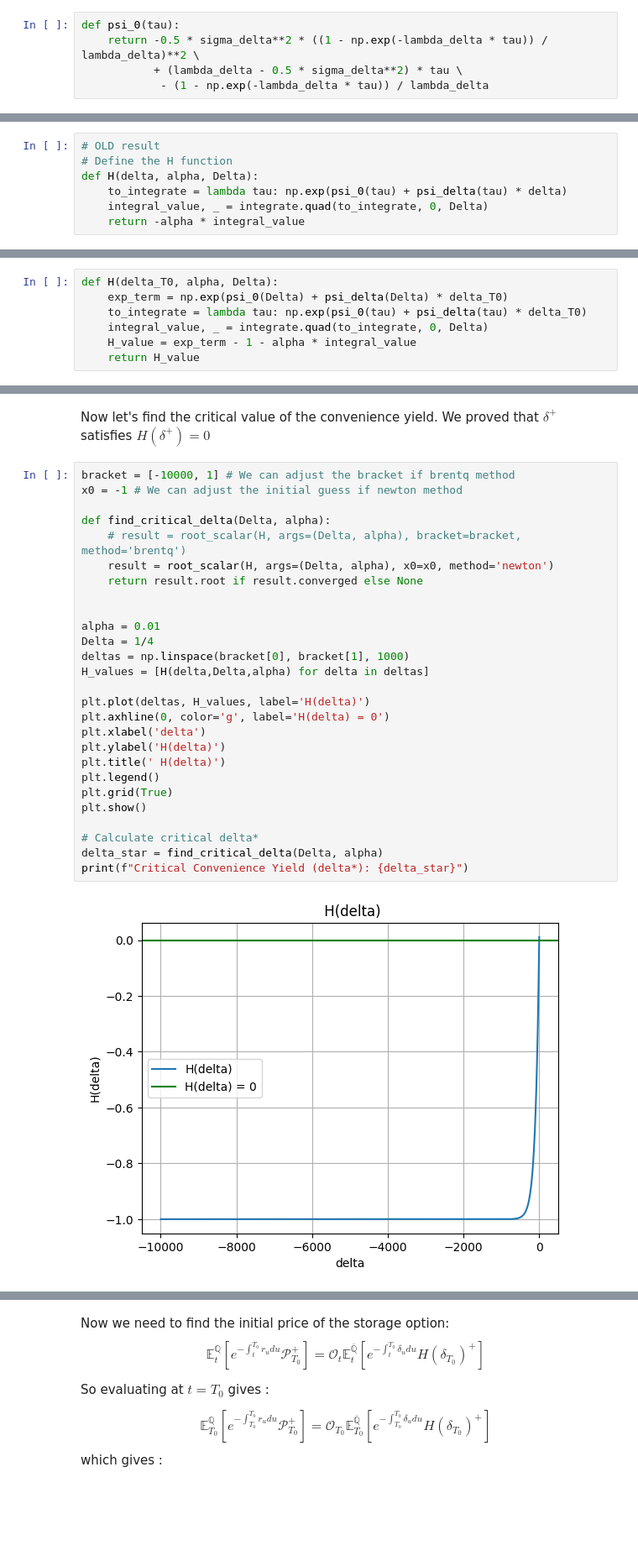
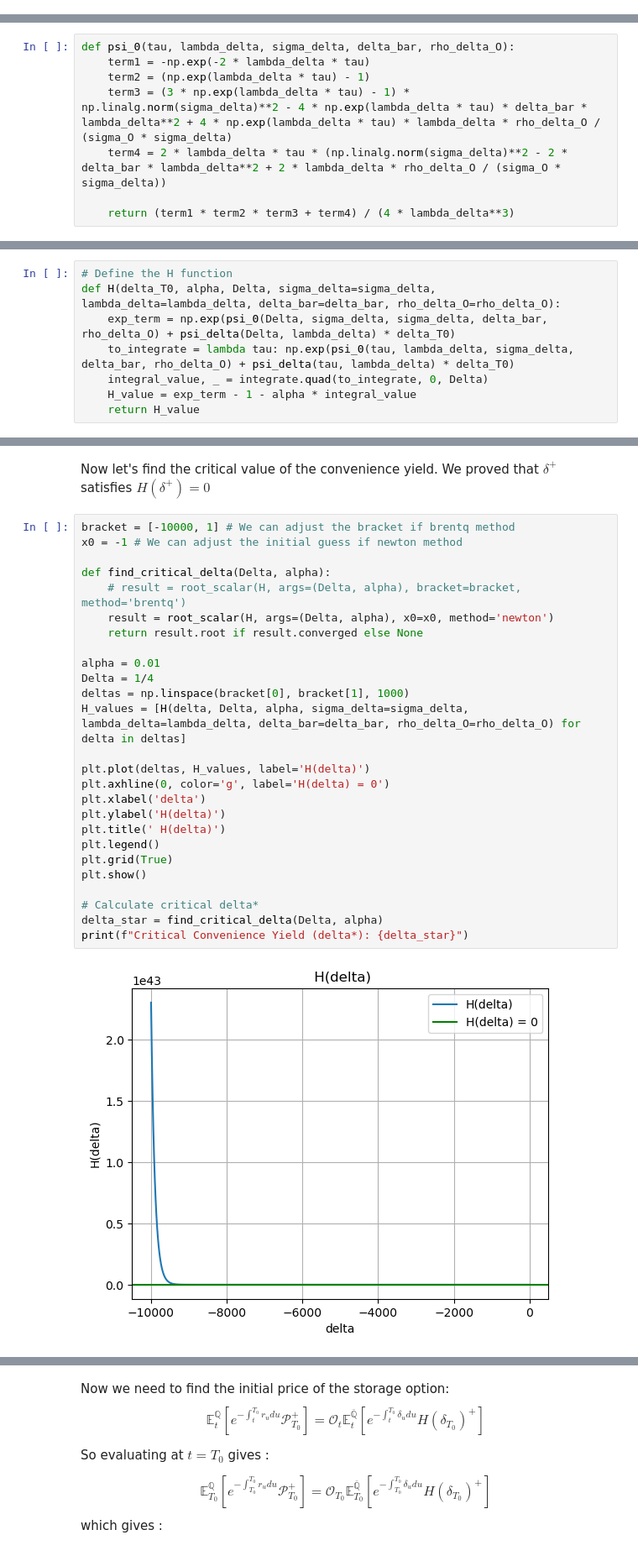
Before and after one commit to yanvow/oil_futures_storage_options, a Jupyter notebook: notebook.ipynb, the cells around one changed output, grey strips where cells are left out. Shown at 84% size. Cells and saved outputs as stored; diff of their text form; blank space fills up the shorter version.

```diff
--- a/notebook.ipynb
+++ b/notebook.ipynb
@@ -405,5 +406,0 @@ $$
-# %%
-def psi_0(tau):
-    return -0.5 * sigma_delta**2 * ((1 - np.exp(-lambda_delta * tau)) / lambda_delta)**2 \
-           + (lambda_delta - 0.5 * sigma_delta**2) * tau \
-            - (1 - np.exp(-lambda_delta * tau)) / lambda_delta
@@ -410,2 +412,10 @@ def psi_0(tau):
+# %%
+def psi_0(tau, lambda_delta, sigma_delta, delta_bar, rho_delta_O):
+    term1 = -np.exp(-2 * lambda_delta * tau)
+    term2 = (np.exp(lambda_delta * tau) - 1)
+    term3 = (3 * np.exp(lambda_delta * tau) - 1) * np.linalg.norm(sigma_delta)**2 - 4 * np.exp(lambda_delta * tau) * delta_bar * lambda_delta**2 + 4 * np.exp(lambda_delta * tau) * lambda_delta * rho_delta_O / (sigma_O * sigma_delta)
+    term4 = 2 * lambda_delta * tau * (np.linalg.norm(sigma_delta)**2 - 2 * delta_bar * lambda_delta**2 + 2 * lambda_delta * rho_delta_O / (sigma_O * sigma_delta))
+
+    return (term1 * term2 * term3 + term4) / (4 * lambda_delta**3)
 # %% [markdown]
 - We now compute :
@@ -413,7 +425,8 @@ $ H\left(\delta_{T_0}\right)=-\alpha \int_0^{\Delta} e^{\psi_0(\tau)+\psi_\delta
 # %%
-# OLD result
 # Define the H function
-def H(delta, alpha, Delta):
-    to_integrate = lambda tau: np.exp(psi_0(tau) + psi_delta(tau) * delta)
+def H(delta_T0, alpha, Delta, sigma_delta=sigma_delta, lambda_delta=lambda_delta, delta_bar=delta_bar, rho_delta_O=rho_delta_O):
+    exp_term = np.exp(psi_0(Delta, sigma_delta, sigma_delta, delta_bar, rho_delta_O) + psi_delta(Delta, lambda_delta) * delta_T0)
+    to_integrate = lambda tau: np.exp(psi_0(tau, lambda_delta, sigma_delta, delta_bar, rho_delta_O) + psi_delta(tau, lambda_delta) * delta_T0)
     integral_value, _ = integrate.quad(to_integrate, 0, Delta)
-    return -alpha * integral_value
+    H_value = exp_term - 1 - alpha * integral_value
+    return H_value
@@ -424,10 +433,3 @@ $$
-# %%
-def H(delta_T0, alpha, Delta):
-    exp_term = np.exp(psi_0(Delta) + psi_delta(Delta) * delta_T0)
-    to_integrate = lambda tau: np.exp(psi_0(tau) + psi_delta(tau) * delta_T0)
-    integral_value, _ = integrate.quad(to_integrate, 0, Delta)
-    H_value = exp_term - 1 - alpha * integral_value
-    return H_value
 # %% [markdown]
 The payoff at the start date is :
 $ H\left(\delta_{T_0}\right)^+ = max (0, H\left(\delta_{T_0}\right))$
@@ -442,29 +445,28 @@ Now let's find the critical value of the convenience yield. We proved that $\del
 # %%
 bracket = [-10000, 1] # We can adjust the bracket if brentq method
 x0 = -1 # We can adjust the initial guess if newton method
 
 def find_critical_delta(Delta, alpha):
     # result = root_scalar(H, args=(Delta, alpha), bracket=bracket, method='brentq')
     result = root_scalar(H, args=(Delta, alpha), x0=x0, method='newton')
     return result.root if result.converged else None
 
-
 alpha = 0.01
 Delta = 1/4
 deltas = np.linspace(bracket[0], bracket[1], 1000)
-H_values = [H(delta,Delta,alpha) for delta in deltas]
+H_values = [H(delta, Delta, alpha, sigma_delta=sigma_delta, lambda_delta=lambda_delta, delta_bar=delta_bar, rho_delta_O=rho_delta_O) for delta in deltas]
 
 plt.plot(deltas, H_values, label='H(delta)')
 plt.axhline(0, color='g', label='H(delta) = 0')
 plt.xlabel('delta')
 plt.ylabel('H(delta)')
 plt.title(' H(delta)')
 plt.legend()
 plt.grid(True)
 plt.show()
 
 # Calculate critical delta*
 delta_star = find_critical_delta(Delta, alpha)
 print(f"Critical Convenience Yield (delta*): {delta_star}")
 # %% [output]
-[figure, old version]
+[figure, new version]
```
Also changed, not shown: parts of 18 cells of this notebook.
